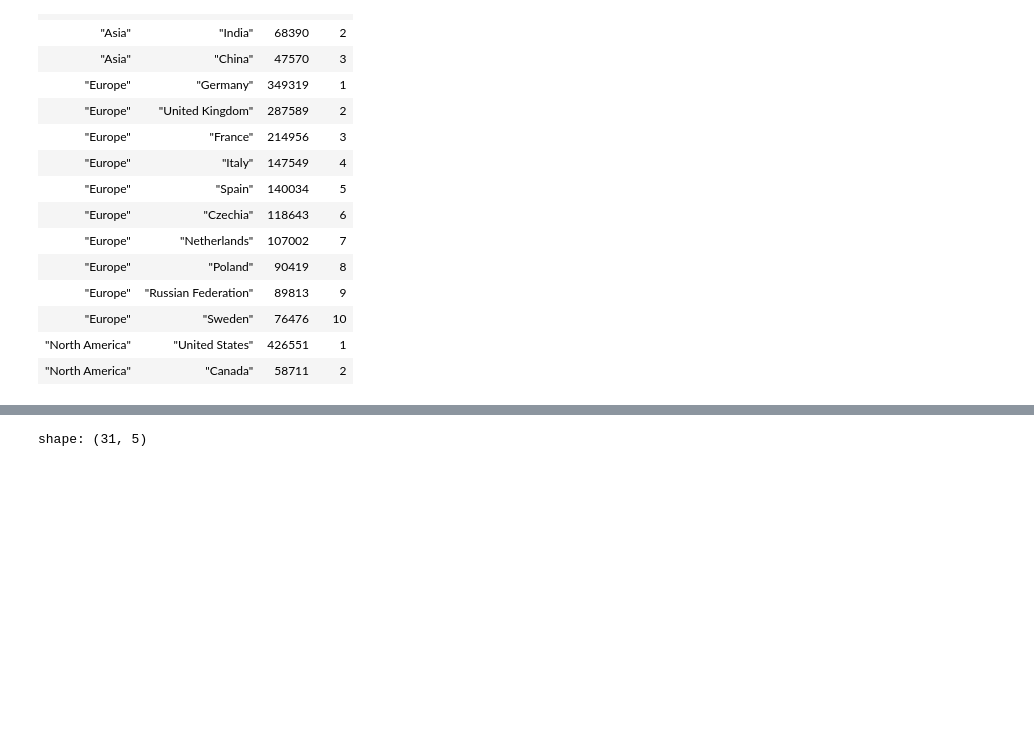
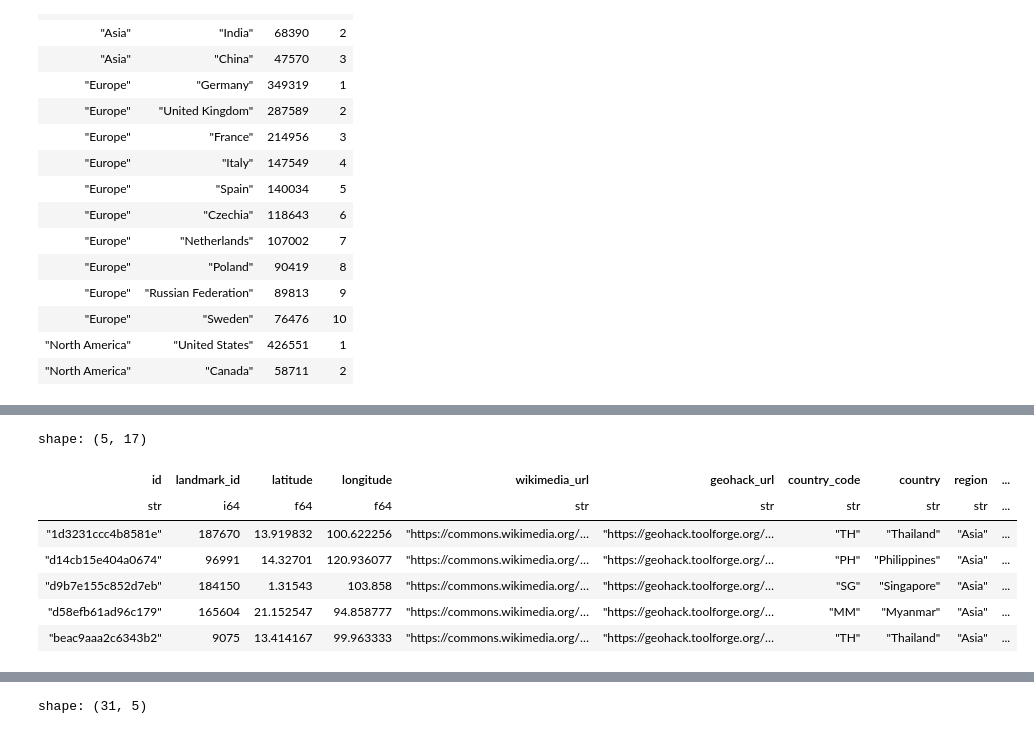
Before and after one commit to fhrzn/geocir, a Jupyter notebook: notebooks/idk2.ipynb, the cells around one changed output, grey strips where cells are left out. Saved outputs shown, nothing was run; the diff lists cells and outputs as text; code cells hidden in the pictures; blank space fills up the shorter version.

```diff
--- a/notebooks/idk2.ipynb
+++ b/notebooks/idk2.ipynb
@@ -100,0 +191,19 @@ top_merged_set.sample(100).write_csv("/mnt/yokoyamalab-nas/gldv2-full/csv/v2/mer
+# %%
+asean_segment = pl.read_csv(
+    "/mnt/yokoyamalab-nas/gldv2-full/csv/v2-ext/asean_countries_segment.csv"
+)
+asean_caption = pl.read_csv(
+    "/mnt/yokoyamalab-nas/gldv2-full/csv/v2-ext/asean_countries_label_captions.csv"
+)
+# %%
+asean_join = asean_caption.join(asean_segment, on="id")
+asean_join.head()
+# %% [output]
+shape: (5, 17)
+| id | landmark_id | latitude | longitude | wikimedia_url | geohack_url | country_code | country | region | ... |
+| str | i64 | f64 | f64 | str | str | str | str | str | ... |
+| "1d3231ccc4b8581e" | 187670 | 13.919832 | 100.622256 | "https://commons.wikimedia.org/… | "https://geohack.toolforge.org/… | "TH" | "Thailand" | "Asia" | ... |
+| "d14cb15e404a0674" | 96991 | 14.32701 | 120.936077 | "https://commons.wikimedia.org/… | "https://geohack.toolforge.org/… | "PH" | "Philippines" | "Asia" | ... |
+| "d9b7e155c852d7eb" | 184150 | 1.31543 | 103.858 | "https://commons.wikimedia.org/… | "https://geohack.toolforge.org/… | "SG" | "Singapore" | "Asia" | ... |
+| "d58efb61ad96c179" | 165604 | 21.152547 | 94.858777 | "https://commons.wikimedia.org/… | "https://geohack.toolforge.org/… | "MM" | "Myanmar" | "Asia" | ... |
+| "beac9aaa2c6343b2" | 9075 | 13.414167 | 99.963333 | "https://commons.wikimedia.org/… | "https://geohack.toolforge.org/… | "TH" | "Thailand" | "Asia" | ... |
```
Also changed, not shown: parts of 49 cells of this notebook, 14 other files.
